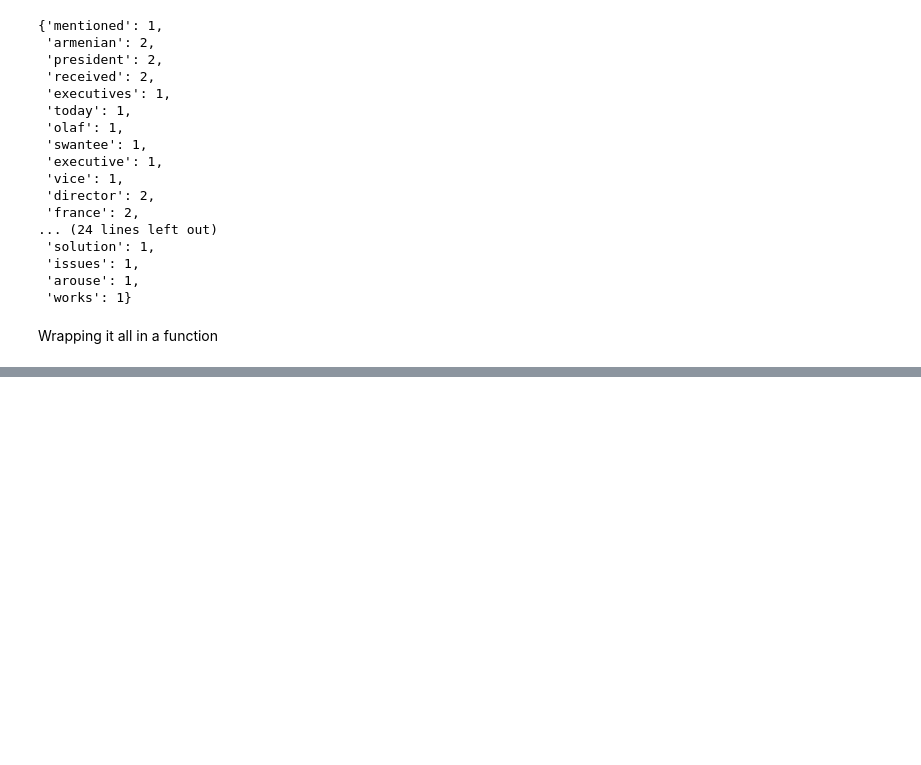
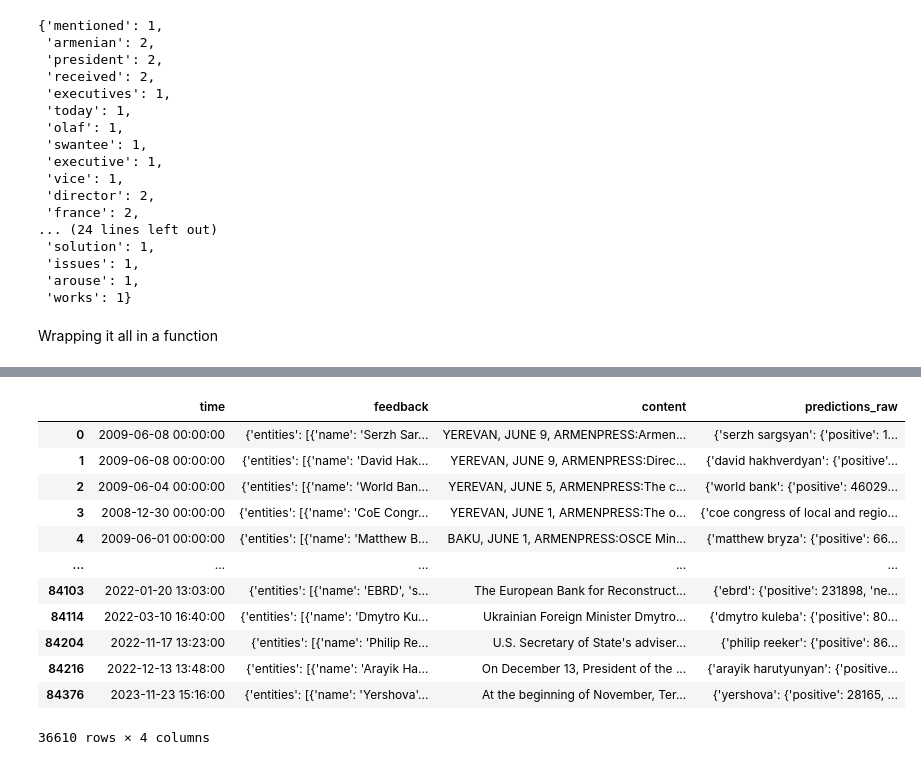
Before and after one commit to MovsisyanM/NewsEntityTracking, a Jupyter notebook: 6_Inference.ipynb, the cells around one changed output, grey strips where cells are left out. Cells and saved outputs as stored; diff of their text form; code cells hidden in the pictures; blank space fills up the shorter version.

```diff
--- a/6_Inference.ipynb
+++ b/6_Inference.ipynb
@@ -246,0 +247,16 @@ with open(Path("cache") / "words_count.Counter.pkl", "rb") as f:
+# %%
+words = set(
+    list(word_sentiments["positive"].keys()) +
+    list(word_sentiments["negative"].keys()) +
+    list(word_sentiments["neutral"].keys())
+)
+
+term_sentiment = {}
+
+for word in words:
+    term_sentiment[word] = {
+        sent: word_sentiments[sent][word] if word in word_sentiments[sent] else 0
+        for sent in ["positive", "negative", "neutral"]
+    }
+
+term_sentiment
@@ -246,0 +350,18 @@ with open(Path("cache") / "words_count.Counter.pkl", "rb") as f:
+# %%
+df_feedback = df_feedback.copy()
+df_feedback["predictions_raw"] = out
+df_feedback
+# %% [output]
+|  | time | feedback | content | predictions_raw |
+| 0 | 2009-06-08 00:00:00 | {'entities': [{'name': 'Serzh Sar... | YEREVAN, JUNE 9, ARMENPRESS:Armen... | {'serzh sargsyan': {'positive': 1... |
+| 1 | 2009-06-08 00:00:00 | {'entities': [{'name': 'David Hak... | YEREVAN, JUNE 9, ARMENPRESS:Direc... | {'david hakhverdyan': {'positive'... |
+| 2 | 2009-06-04 00:00:00 | {'entities': [{'name': 'World Ban... | YEREVAN, JUNE 5, ARMENPRESS:The c... | {'world bank': {'positive': 46029... |
+| 3 | 2008-12-30 00:00:00 | {'entities': [{'name': 'CoE Congr... | YEREVAN, JUNE 1, ARMENPRESS:The o... | {'coe congress of local and regio... |
+| 4 | 2009-06-01 00:00:00 | {'entities': [{'name': 'Matthew B... | BAKU, JUNE 1, ARMENPRESS:OSCE Min... | {'matthew bryza': {'positive': 66... |
+| ... | ... | ... | ... | ... |
+| 84103 | 2022-01-20 13:03:00 | {'entities': [{'name': 'EBRD', 's... | The European Bank for Reconstruct... | {'ebrd': {'positive': 231898, 'ne... |
+| 84114 | 2022-03-10 16:40:00 | {'entities': [{'name': 'Dmytro Ku... | Ukrainian Foreign Minister Dmytro... | {'dmytro kuleba': {'positive': 80... |
+| 84204 | 2022-11-17 13:23:00 | {'entities': [{'name': 'Philip Re... | U.S. Secretary of State's adviser... | {'philip reeker': {'positive': 86... |
+| 84216 | 2022-12-13 13:48:00 | {'entities': [{'name': 'Arayik Ha... | On December 13, President of the ... | {'arayik harutyunyan': {'positive... |
+| 84376 | 2023-11-23 15:16:00 | {'entities': [{'name': 'Yershova'... | At the beginning of November, Ter... | {'yershova': {'positive': 28165, ... |
+36610 rows × 4 columns
```
Also changed, not shown: parts of 11 cells of this notebook.
